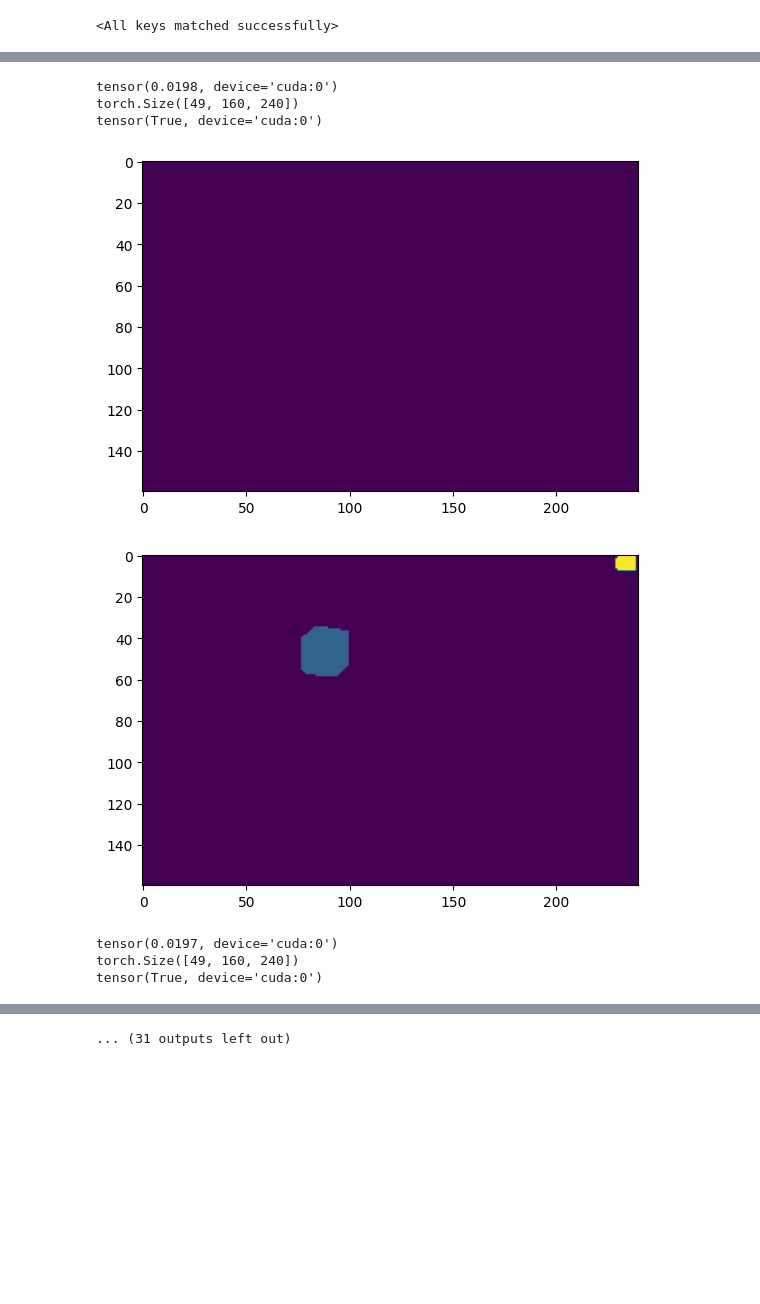
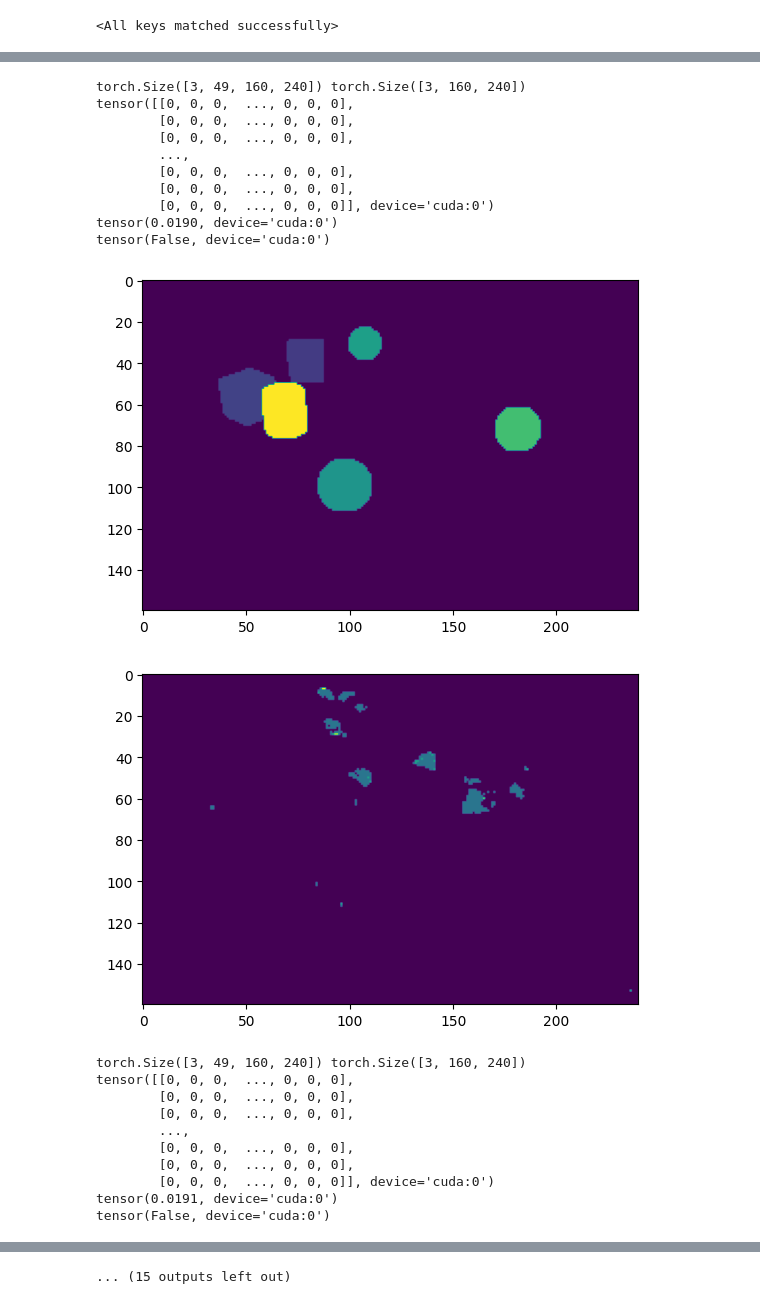
Before and after one commit to suryadheeshjith/SSL, a Jupyter notebook: MCJepa.ipynb, the cells around one changed output, grey strips where cells are left out. Cells and saved outputs as stored; diff of their text form; code cells hidden in the pictures; blank space fills up the shorter version.

```diff
--- a/MCJepa.ipynb
+++ b/MCJepa.ipynb
@@ -696,6 +725,6 @@ RuntimeError: output with shape [1, 2, 40, 60] doesn't match the broadcast shape
 # %%
 PATH = "best_downstream_model.pth"
-downstream_model = U_Net(out_features).to(device)
+downstream_model = U_Net(in_features_downstream).to(device)
 downstream_model.load_state_dict(torch.load(PATH))
 # %% [output]
 <All keys matched successfully>
@@ -723,7 +754,5 @@ Requirement already satisfied: mpmath>=0.19 in /home/sd5313/.local/lib/python3.1
 # %%
-jaccard = torchmetrics.JaccardIndex(task="multiclass", num_classes=49).to(device)
-
-def test(downstream_model, JepaModel, epochs, dataloader, criterion, optimizer):
+def test(downstream_model, JepaModel, epochs, dataloader, criterion):
 
 
     train_losses = []
@@ -755,36 +784,23 @@ def test(downstream_model, JepaModel, epochs, dataloader, criterion, optimizer):
                 f_tnext_t, I_hat_t, I_hat_tnext, Y1, Y2, X_tcrop,\
                                           X_tconcat = JepaModel(img1, img2, img3)
 
-                mask_pred = downstream_model(Y1)
+#                 print(Y1.shape)
+                mask_pred = downstream_model(X_tconcat)
+#
+                if i == 20:
+                    print(mask_pred.shape, mask_list[:,i].shape)
+                    print(mask_list[:,i][0])
 
-                print(jaccard(mask_pred, mask_list[:,i]))
-                print((torch.argmax(mask_pred[0], dim=0) == 0).all())
-                plt.imshow(torch.argmax(mask_pred[0].cpu(), dim=0))
-                plt.show()
-                plt.imshow(mask_list[0][i].cpu())
-                plt.show()
+                    print(jaccard(mask_pred, mask_list[:,i]))
+                    print((torch.argmax(mask_pred[0], dim=0) == 0).all())
+                    plt.imshow(mask_list[0][i].cpu())
+                    plt.show()
+                    plt.imshow(torch.argmax(mask_pred[0].cpu(), dim=0))
+                    plt.show()
                 loss = criterion(mask_pred, mask_list[:,i])
-
                 total_train_loss += loss.item()
 
-                optimizer.zero_grad()
-                loss.backward()
-                optimizer.step()
-
             pbar.set_postfix({'Per frame Loss': total_train_loss/(len(frame_list)-1)})
-
-            if total_train_loss/(len(frame_list)-1) < best_loss:
-                best_loss = total_train_loss/(len(frame_list)-1)
-                best_model = downstream_model.state_dict()
-
-                if j%10 == 0 and j>0:
-                    torch.save(best_model,"best_downstream_model.pth")
-                    pbar.set_postfix({'Per frame Loss': total_train_loss/(len(frame_list)-1), 'Saved downstream model with loss': best_loss})
-
-            if j%1000 == 0 and j>0:
-                torch.save(downstream_model, "downstream_model.pth")
-
-    torch.save(best_model,"best_downstream_model.pth")
 # %%
-test(downstream_model, model, 1, val_dataloader, downstream_criterion, downstream_optimizer)
+test(downstream_model, MCJepa_model, 1, val_dataloader, downstream_criterion)
 # %% [output]
@@ -796,8 +819,22 @@ tensor(True, device='cuda:0')
-tensor(0.0198, device='cuda:0')
-torch.Size([49, 160, 240])
-tensor(True, device='cuda:0')
+torch.Size([3, 49, 160, 240]) torch.Size([3, 160, 240])
+tensor([[0, 0, 0,  ..., 0, 0, 0],
+        [0, 0, 0,  ..., 0, 0, 0],
+        [0, 0, 0,  ..., 0, 0, 0],
+        ...,
+        [0, 0, 0,  ..., 0, 0, 0],
+        [0, 0, 0,  ..., 0, 0, 0],
+        [0, 0, 0,  ..., 0, 0, 0]], device='cuda:0')
+tensor(0.0190, device='cuda:0')
+tensor(False, device='cuda:0')
-[figure, old version]
+[figure, new version]
-[figure, old version]
+[figure, new version]
-tensor(0.0197, device='cuda:0')
-torch.Size([49, 160, 240])
-tensor(True, device='cuda:0')
+torch.Size([3, 49, 160, 240]) torch.Size([3, 160, 240])
+tensor([[0, 0, 0,  ..., 0, 0, 0],
+        [0, 0, 0,  ..., 0, 0, 0],
+        [0, 0, 0,  ..., 0, 0, 0],
+        ...,
+        [0, 0, 0,  ..., 0, 0, 0],
+        [0, 0, 0,  ..., 0, 0, 0],
+        [0, 0, 0,  ..., 0, 0, 0]], device='cuda:0')
+tensor(0.0191, device='cuda:0')
+tensor(False, device='cuda:0')
@@ -811 +855 @@ tensor(True, device='cuda:0')
-... (31 outputs left out)
+... (15 outputs left out)
```
Also changed, not shown: parts of 22 cells of this notebook.
